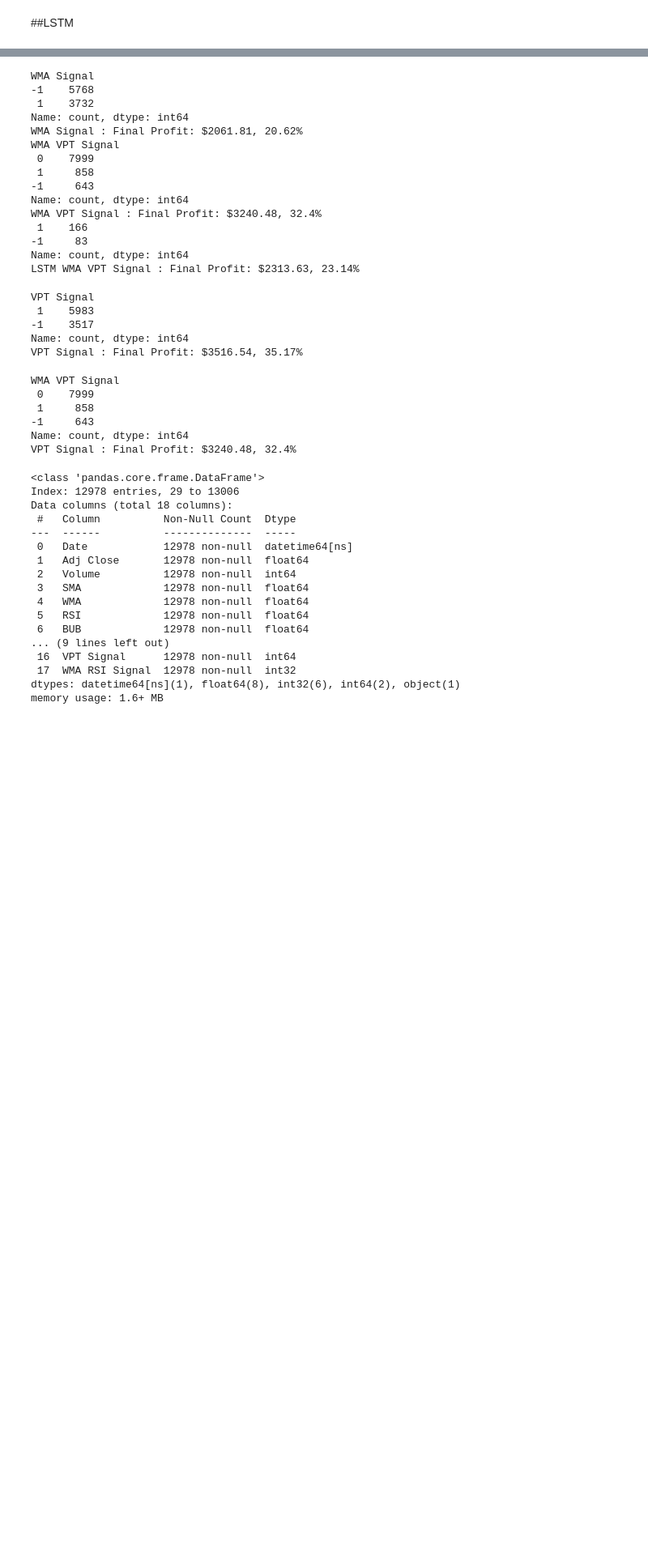
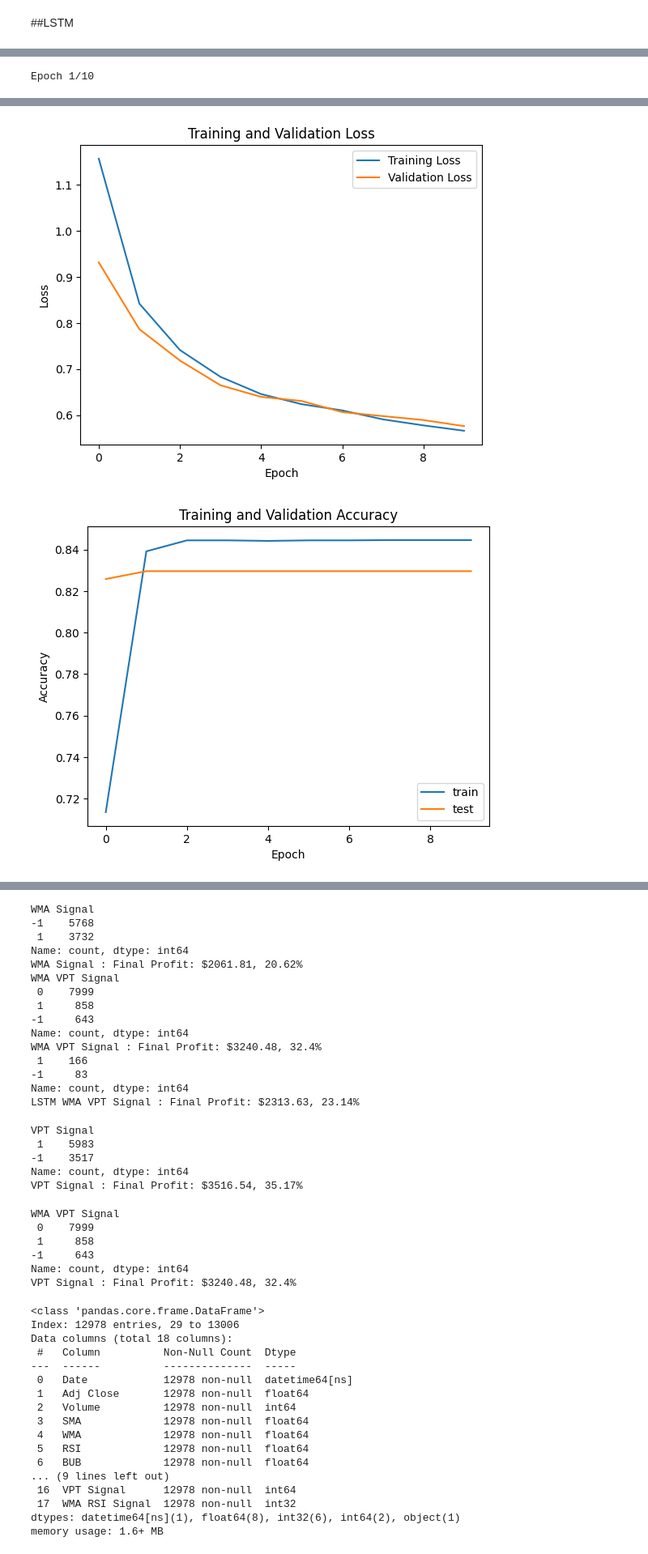
Before and after one commit to nbkanojia/DataScienceProject, a Jupyter notebook: code/stockmarketML.ipynb, the cells around one changed output, grey strips where cells are left out. Shown at 81% size. Drawn from its saved outputs; the diff is of its cells as text; code cells hidden in the pictures; blank space fills up the shorter version.

Commit message:
try simple model and complex mode, also try Rolling Window Cross-Validation

```diff
--- a/code/stockmarketML.ipynb
+++ b/code/stockmarketML.ipynb
@@ -127,6 +136,8 @@ stock_df_with_indecators_NVDA = tih.get_dataset(yfh,"NVDA",sd,ed,28)
 
 stock_df_with_indecators_PFE = tih.get_dataset(yfh,"PFE",sd,ed,28)
 
+stock_df_with_indecators_MARUTI = tih.get_dataset(yfh,"MARUTI.NS",sd,ed,28)
+
 training_stock_df_with_indecators_MSFT = stock_df_with_indecators_MSFT[(stock_df_with_indecators_MSFT['Date'] < pd.to_datetime('2023-01-01'))]
 testing_stock_df_with_indecators_MSFT = stock_df_with_indecators_MSFT[(stock_df_with_indecators_MSFT['Date'] >= pd.to_datetime('2023-01-01'))]
 
@@ -144,13 +155,16 @@ testing_stock_df_with_indecators_NVDA = stock_df_with_indecators_NVDA[(stock_df_
 training_stock_df_with_indecators_PFE = stock_df_with_indecators_PFE[(stock_df_with_indecators_PFE['Date'] < pd.to_datetime('2023-01-01'))]
 testing_stock_df_with_indecators_PFE = stock_df_with_indecators_PFE[(stock_df_with_indecators_PFE['Date'] >= pd.to_datetime('2023-01-01'))]
 
+training_stock_df_with_indecators_MARUTI = stock_df_with_indecators_MARUTI[(stock_df_with_indecators_MARUTI['Date'] < pd.to_datetime('2023-01-01'))]
+testing_stock_df_with_indecators_MARUTI = stock_df_with_indecators_MARUTI[(stock_df_with_indecators_MARUTI['Date'] >= pd.to_datetime('2023-01-01'))]
 
 
-features = ['Adj Close','WMA'] #['Adj Close','WMA','VPT','RSI','VPT EMA Signal Line'] #'RSI','VPT','Volume'   ||  ['Adj Close','WMA'] #'RSI','VPT','Volume'     'WMA','VPT','RSI'
-target = "WMA VPT Signal"
 
-ml_lr.train_logistic_regression_model(testing_stock_df_with_indecators_AAPL,features,target)
+#features = ['Adj Close','WMA'] #['Adj Close','WMA','VPT','RSI','VPT EMA Signal Line'] #'RSI','VPT','Volume'   ||  ['Adj Close','WMA'] #'RSI','VPT','Volume'     'WMA','VPT','RSI'
+#target = "WMA VPT Signal"
 
-print(stock_df_with_indecators_AAPL['WMA VPT Signal'].value_counts())
-vpt_profit, vpt_portfolio_value, vpt_profit_percentage = tih.calculate_profit(testing_stock_df_with_indecators_ORCL["Adj Close"],testing_stock_df_with_indecators_ORCL['WMA VPT Signal'])
-print(f"WMA VPT Signal : Final Profit: ${vpt_profit:.2f}, {vpt_profit_percentage.round(2)}%")
+#ml_lr.train_logistic_regression_model(testing_stock_df_with_indecators_AAPL,features,target)
+
+#print(stock_df_with_indecators_AAPL['WMA VPT Signal'].value_counts())
+#vpt_profit, vpt_portfolio_value, vpt_profit_percentage = tih.calculate_profit(testing_stock_df_with_indecators_ORCL["Adj Close"],testing_stock_df_with_indecators_ORCL['WMA VPT Signal'])
+#print(f"WMA VPT Signal : Final Profit: ${vpt_profit:.2f}, {vpt_profit_percentage.round(2)}%")
@@ -212,14 +207,48 @@ Name: WMA VPT Signal, Length: 18501, dtype: float64
 # %%
 importlib.reload(ml)
+from sklearn.preprocessing import StandardScaler,MinMaxScaler
 ml_lstm = ml.LongShortTermMemoryMLHelper()
-
+#'adj_close_diff', 'WMA_diff',"VPT_diff","RSI_diff"
 features = ['Adj Close','WMA','VPT','RSI'] #['Adj Close','WMA','VPT','RSI','VPT EMA Signal Line'] #'RSI','VPT','Volume'   ||  ['Adj Close','WMA'] #'RSI','VPT','Volume'     'WMA','VPT','RSI'
 target = "WMA VPT Signal"
+time_step = 10
 ml_lstm.dataset1=[]
-ml_lstm.add_dataset_under_sample("MSFT",training_stock_df_with_indecators_MSFT,features,target)
-ml_lstm.add_dataset_under_sample("ORCL",training_stock_df_with_indecators_ORCL,features,target)
-ml_lstm.add_dataset_under_sample("AAPL",training_stock_df_with_indecators_AAPL,features,target)
-ml_lstm.add_dataset_under_sample("NVDA",training_stock_df_with_indecators_NVDA,features,target)
-ml_lstm.add_dataset_under_sample("PFE",training_stock_df_with_indecators_PFE,features,target)
+ml_lstm.add_dataset_under_sample("MSFT",training_stock_df_with_indecators_MSFT,features,target,time_step)
+ml_lstm.add_dataset_under_sample("ORCL",training_stock_df_with_indecators_ORCL,features,target,time_step)
+ml_lstm.add_dataset_under_sample("AAPL",training_stock_df_with_indecators_AAPL,features,target,time_step)
+ml_lstm.add_dataset_under_sample("NVDA",training_stock_df_with_indecators_NVDA,features,target,time_step)
+ml_lstm.add_dataset_under_sample("PFE",training_stock_df_with_indecators_PFE,features,target,time_step)
+ml_lstm.add_dataset_under_sample("MARUTI",training_stock_df_with_indecators_MARUTI,features,target,time_step)
+#print(training_stock_df_with_indecators_MSFT)
+
 #ml_lstm.combine_dataset(
 #ml_lstm.add_dataset_under_sample("MSFT",training_stock_df_with_indecators_MSFT,features,target)
+
+# ##############
+# ################
+# all_db = pd.concat([training_stock_df_with_indecators_MSFT,training_stock_df_with_indecators_ORCL,training_stock_df_with_indecators_AAPL,training_stock_df_with_indecators_NVDA])
+# # Feature selection using SelectKBest with chi-squared statistical test
+# scaler = MinMaxScaler()
+# scaler1 = MinMaxScaler()
+# X_undersampled_scaled = scaler.fit_transform(all_db[features])
+# #y_undersampled_scaled = scaler1.fit_transform(training_stock_df_with_indecators_MSFT[target])
+# print(X_undersampled_scaled)
+# selector = SelectKBest(score_func=chi2,k='all')
+# X_selected = selector.fit(X_undersampled_scaled, all_db[target])
+
+# # Get the selected feature indices
+# selected_feature_indices = selector.get_support(indices=True)
+
+# # Get the names of the selected features
+# #selected_feature_names = X.columns[selected_feature_indices]
+
+# # Print the selected feature names
+# df_feature = pd.DataFrame()
+# df_feature["columns"]=features
+# df_feature["scores"]=X_selected.scores_
+# df_feature= df_feature.sort_values(by=['scores'],ascending=False)
+# plt.figure(figsize=(10,10))
+# sns.barplot(y=df_feature["columns"], x=df_feature["scores"])
+# plt.title("chi-squared distribution to select the feature")
+ml_lstm.train_lstm_model(["MSFT"],features,target,time_step)#"MSFT","NVDA","AAPL","ORCL","AAPL","PFE"
+# %% [output]
@@ -225,0 +289 @@ ml_lstm.add_dataset_under_sample("PFE",training_stock_df_with_indecators_PFE,fea
+Epoch 1/10
@@ -225,0 +311,2 @@ ml_lstm.add_dataset_under_sample("PFE",training_stock_df_with_indecators_PFE,fea
+[figure, added]
+[figure, added]
```
Also changed, not shown: parts of 7 cells of this notebook, 9 other files.
